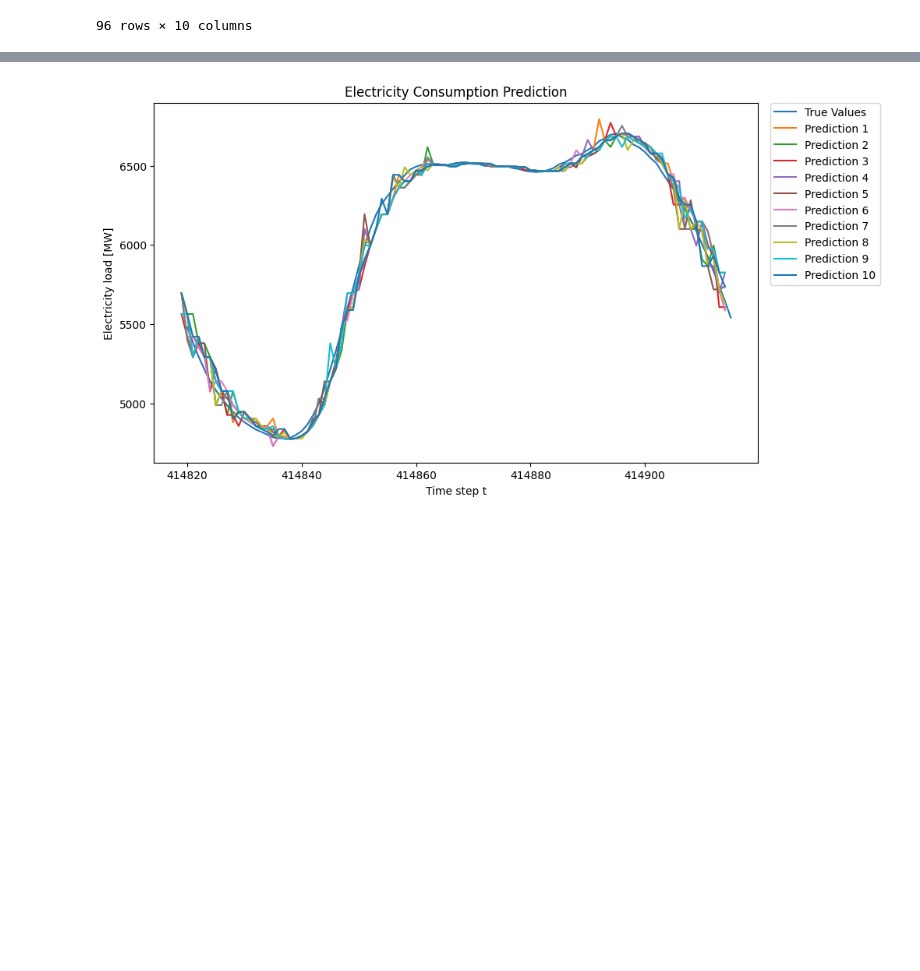
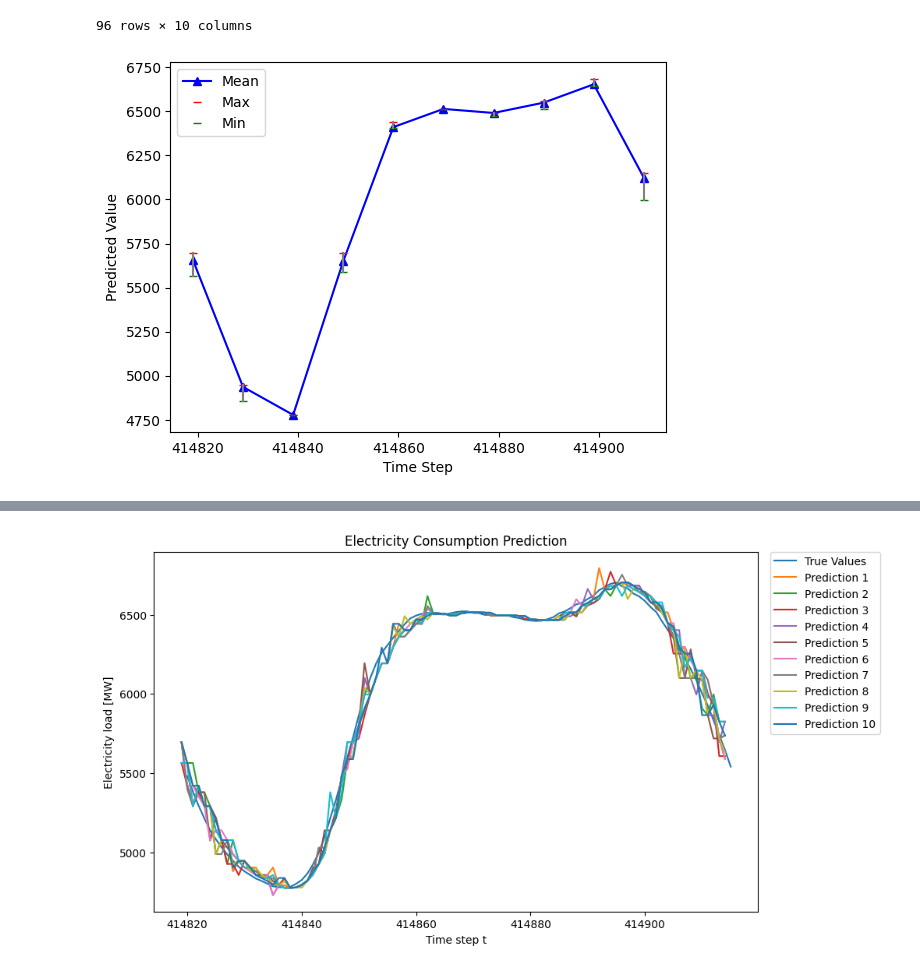
Before and after one commit to tyokyo320/time-series, a Jupyter notebook: utils/predict.ipynb, the cells around one changed output, grey strips where cells are left out. Cells and saved outputs as stored; diff of their text form; code cells hidden in the pictures; blank space fills up the shorter version.

```diff
--- a/utils/predict.ipynb
+++ b/utils/predict.ipynb
@@ -113,3 +113,49 @@ predicted_values
 | 414913 | 5718.97 | 5825.33 | 5607.47 | 5695.82 | 5718.97 | 5718.97 | 5718.97 | 5718.97 | 5825.33 | 5825.33 |
 | 414914 | 5588.51 | 5825.33 | 5607.47 | 5825.33 | 5737.38 | 5588.51 | 5737.38 | 5632.17 | 5825.33 | 5737.38 |
 96 rows × 10 columns
+# %%
+# calculate the mean and std for each time step
+time_points = range(config.start, config.epoch)
+
+# 定义时间采样间隔
+sampling_interval = 10
+
+# 采样时间点
+sampled_time_points = time_points[::sampling_interval]
+
+# 计算每个时间点的平均值和标准差
+mean_values = predicted_values.mean(axis=1)
+std_values = predicted_values.std(axis=1)
+
+# 采样平均值和标准差
+sampled_mean_values = mean_values[sampled_time_points]
+sampled_std_values = std_values[sampled_time_points]
+
+# 计算每个时间点的最大值和最小值
+max_values = predicted_values.max(axis=1)
+min_values = predicted_values.min(axis=1)
+
+# 采样最大值和最小值
+sampled_max_values = max_values[sampled_time_points]
+sampled_min_values = min_values[sampled_time_points]
+
+# 绘制每个采样时间点的平均值折线图
+plt.plot(sampled_time_points, sampled_mean_values, marker='^', linestyle='-', color='blue', label='Mean')
+
+# 绘制每个采样时间点的最大值和最小值
+plt.plot(sampled_time_points, sampled_max_values, marker='_', linestyle='', color='red', label='Max')
+plt.plot(sampled_time_points, sampled_min_values, marker='_', linestyle='', color='green', label='Min')
+
+# 绘制每个采样时间点的连接线
+for t in sampled_time_points:
+    plt.plot([t, t], [sampled_min_values[t], sampled_max_values[t]], linestyle='-', color='gray')
+
+# 添加图例和标签
+plt.legend()
+plt.xlabel('Time Step')
+plt.ylabel('Predicted Value')
+
+# 显示图形
+plt.show()
+# %% [output]
+[figure, added]
```
Also changed, not shown: parts of 1 cell of this notebook, 1 other file.
